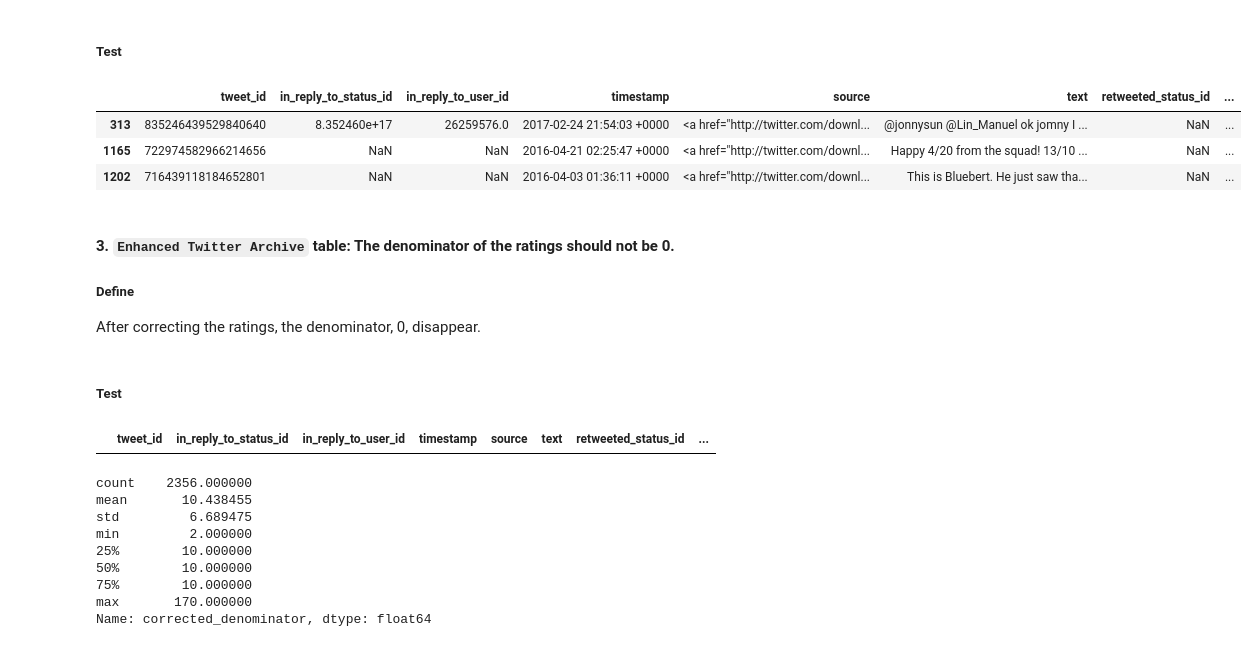
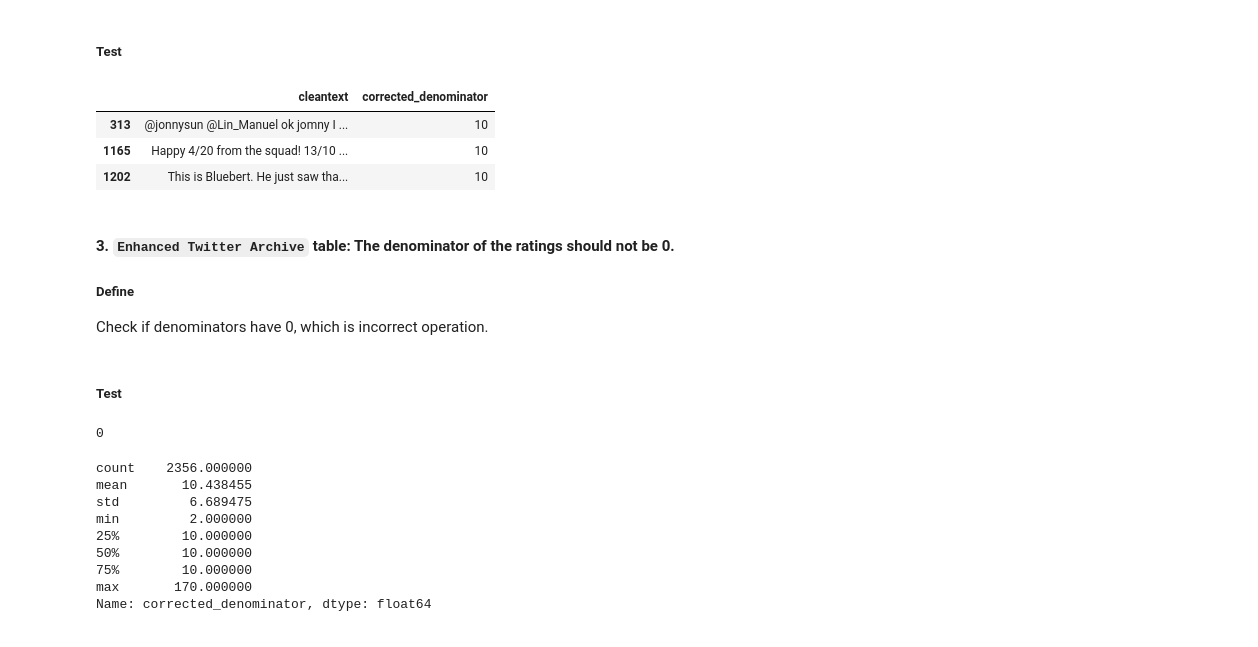
Before and after one commit to jemc36/Udacity-DAND-DataWrangling-TwitterAPI-WeRateDogs, a Jupyter notebook: wrangle_act.ipynb, the cells around one changed output. Cells and saved outputs as stored; diff of their text form; code cells hidden in the pictures.

```diff
--- a/wrangle_act.ipynb
+++ b/wrangle_act.ipynb
@@ -302,5 +340,7 @@ Remove the string starting 'https' in text column.
 ##### Code
 # %%
 df1_clean['cleantext'] = df1_clean['text'].apply(lambda x: re.split('https:\/\/.*', str(x))[0])
+# %%
+df1_clean = df1_clean.drop(columns='text')
 # %% [markdown]
 ##### Test
@@ -510,22 +552,23 @@ df1_clean3 = df1_clean3.drop(columns='denominator')
 # %% [markdown]
 ##### Test
 # %%
-df1_clean3.iloc[[313,1165,1202]]
+df1_clean3.iloc[[313,1165,1202]][['cleantext','corrected_denominator']]
 # %% [output]
-|  | tweet_id | in_reply_to_status_id | in_reply_to_user_id | timestamp | source | text | retweeted_status_id | ... |
-| 313 | 835246439529840640 | 8.352460e+17 | 26259576.0 | 2017-02-24 21:54:03 +0000 | <a href="http://twitter.com/downl... | @jonnysun @Lin_Manuel ok jomny I ... | NaN | ... |
-| 1165 | 722974582966214656 | NaN | NaN | 2016-04-21 02:25:47 +0000 | <a href="http://twitter.com/downl... | Happy 4/20 from the squad! 13/10 ... | NaN | ... |
-| 1202 | 716439118184652801 | NaN | NaN | 2016-04-03 01:36:11 +0000 | <a href="http://twitter.com/downl... | This is Bluebert. He just saw tha... | NaN | ... |
+|  | cleantext | corrected_denominator |
+| 313 | @jonnysun @Lin_Manuel ok jomny I ... | 10 |
+| 1165 | Happy 4/20 from the squad! 13/10 ... | 10 |
+| 1202 | This is Bluebert. He just saw tha... | 10 |
 # %% [markdown]
 #### 3. `Enhanced Twitter Archive` table: The denominator of the ratings should not be 0.
 ##### Define
-After correcting the ratings, the denominator, 0, disappear.
+Check if denominators have 0, which is incorrect operation.
 # %% [markdown]
 ##### Test
-# %%
-df1_clean3.query('corrected_denominator == 0')
-# %% [output]
-|  | tweet_id | in_reply_to_status_id | in_reply_to_user_id | timestamp | source | text | retweeted_status_id | ... |
+# %%
+# There is no 0 denominator after correcting the denominators in the previous cleaning.
+len(df1_clean3.query('corrected_denominator == 0')['tweet_id'])
+# %% [output]
+0
 # %%
 df1_clean3['corrected_denominator'].describe()
 # %% [output]
```
Also changed, not shown: parts of 80 cells of this notebook, 8 other files.
